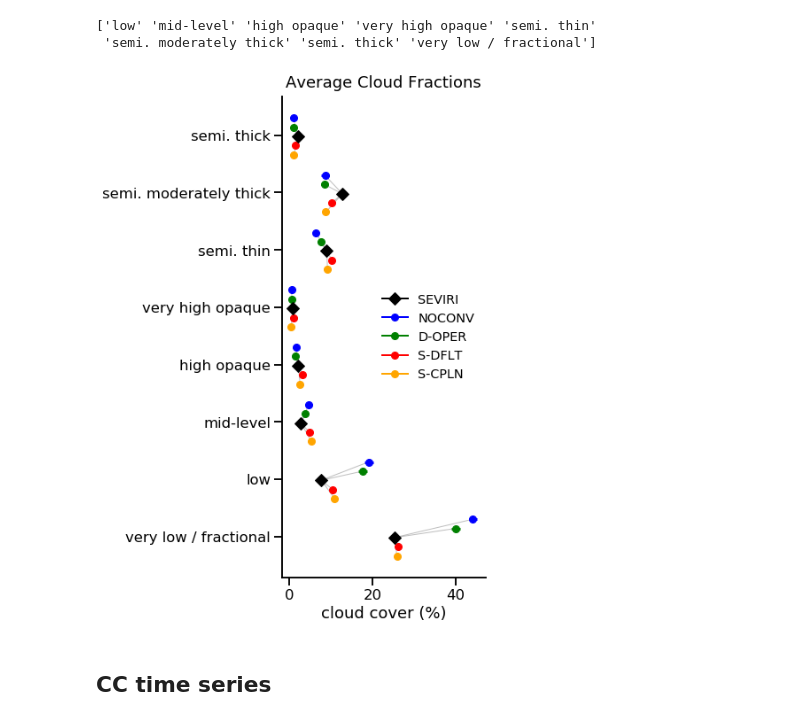
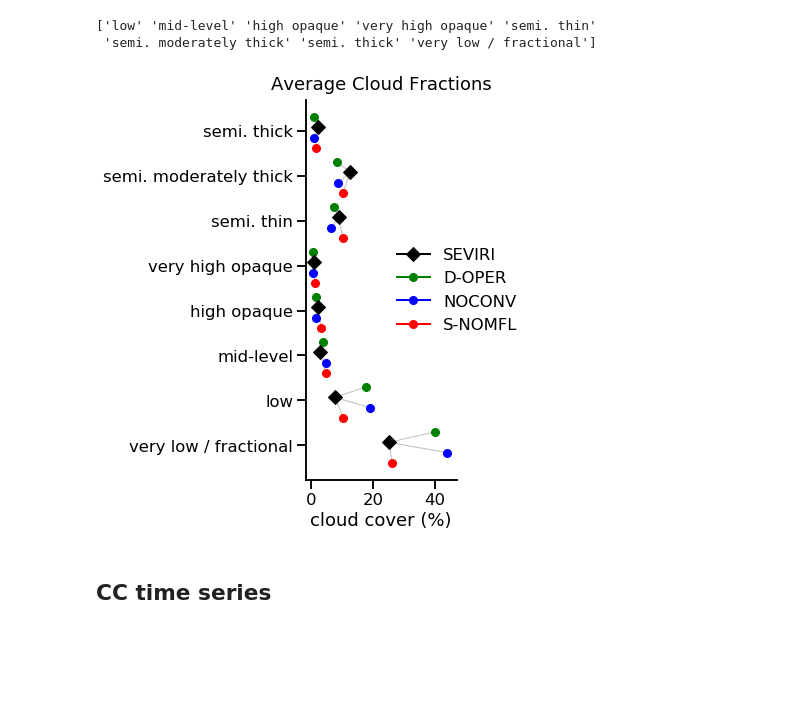
Before and after one commit to fsenf/nbook.stochCu-2020-paper-plots, a Jupyter notebook: 08-Plot_Average_Cloud_Fraction.ipynb, the cells around one changed output. Drawn from its saved outputs; the diff is of its cells as text; code cells hidden in the pictures; blank space fills up the shorter version.

```diff
--- a/08-Plot_Average_Cloud_Fraction.ipynb
+++ b/08-Plot_Average_Cloud_Fraction.ipynb
@@ -66,7 +72,7 @@ S-CPLN /vols/fs1/store/senf/data/icon/stoch_exp_v2020-02-13/afrac-stats_synsat-h
 # %%
 dlist = []
 
-for fname in flist:
+for fname in labelmap.keys():
     label = labelmap[fname]
     d = xr.open_dataset( fname )
 
@@ -169,15 +175,19 @@ def get_plotting_order( vlist ):
 
     nlen = len( vlist )
 
-    return np.array([2,1,0,3,4])
+    return np.array([2,1,0,3])
 # %%
 def get_exp_kws( expname, **kwargs ):
 
     ptype = kwargs.get('ptype', 'points')
 
     kws = {}
-    labels = ('NOCONV','D-OPER','S-DFLT','S-CPLN')
-    cols = ('#0000FF', '#008000',  '#FF0000', '#FFA500',)
+    # labels = ('NOCONV','D-OPER','S-DFLT','S-CPLN')
+    # cols = ('#0000FF', '#008000',  '#FF0000', '#FFA500',)
+
+    labels = ('NOCONV', 'D-OPER', 'S-NOMFL' )
+    cols = ('#0000FF', '#008000',  '#FF0000', )#'#FFA500',)
+
     #cols = [(0.0, 0.0, 1.0), (0.0, 0.5019607843137255, 0.0),
     #        (1.0, 0.6470588235294118, 0.0), (1.0, 0.0, 0.0)]
 
@@ -219,7 +229,7 @@ def plegend(bbox = (1.5, 0.5)):
     order = [mindex,] + order
 
     pl.legend([handles[idx] for idx in order],[labels[idx] for idx in order],
-          loc='center right', bbox_to_anchor = bbox, fontsize = 'x-large', frameon = False )
+          loc='center right', bbox_to_anchor = bbox,  frameon = False )
 # %% [markdown]
 ### Vertical Stacks
 # %%
@@ -230,24 +240,24 @@ ctlist = ['very low / fractional', 'low', 'mid-level', 'high opaque', 'very high
 ['low' 'mid-level' 'high opaque' 'very high opaque' 'semi. thin'
  'semi. moderately thick' 'semi. thick' 'very low / fractional']
 # %%
-fig,ax  = pl.subplots( ncols = 1, figsize = (8, 10), )
+fig,ax  = pl.subplots( ncols = 1, figsize = (7, 7), )
 
 pl.sca(ax)
 nawdex_analysis.plot.stacked_analysis_plots.vert_stacked_exp_plot(afrac_ave, 'afrac',
                                                                   var_err = afrac_sem,
                                                                   catlist = ctlist,
                                                                   offset0 = 0.3,
-                                                                  doffset = -0.16,
+                                                                  doffset = -0.23,
                                                                   obsref_name = 'SEVIRI')
 pl.xlabel( 'cloud cover (%)')
 pl.title('Average Cloud Fractions', pad = 10)
-plegend(bbox = (1,0.5))
+plegend(bbox = (1.5, 0.5))
 
 sns.despine(ax = ax)
-pl.subplots_adjust( left = 0.5)
+pl.subplots_adjust( left = 0.55, right = 0.85)
 pl.savefig('../pics/ave-cc-comparison_%s.jpg' % version, dpi = 300)
 # %% [output]
-[figure, old version]
+[figure, new version]
 # %% [markdown]
 ## CC time series
 # %%
```
Also changed, not shown: parts of 6 cells of this notebook, 5 other files.
